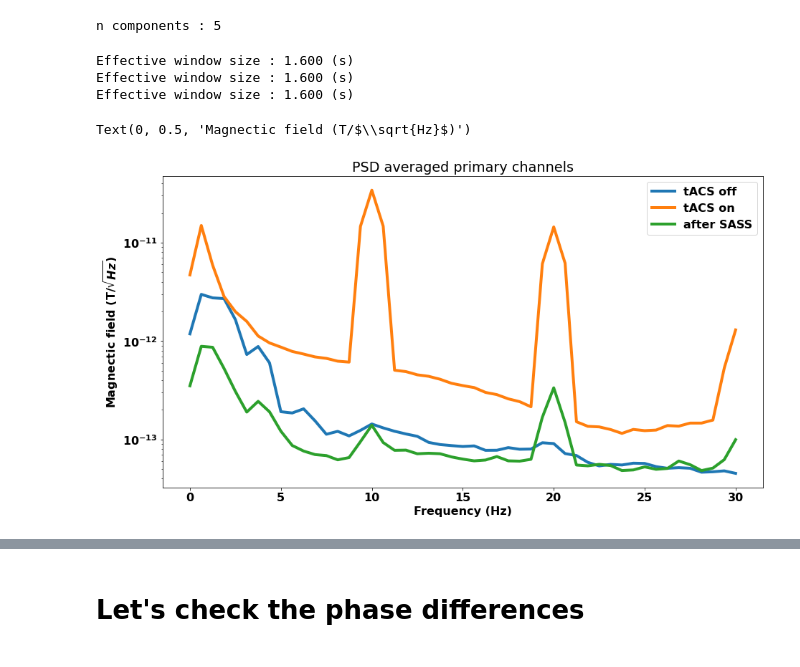
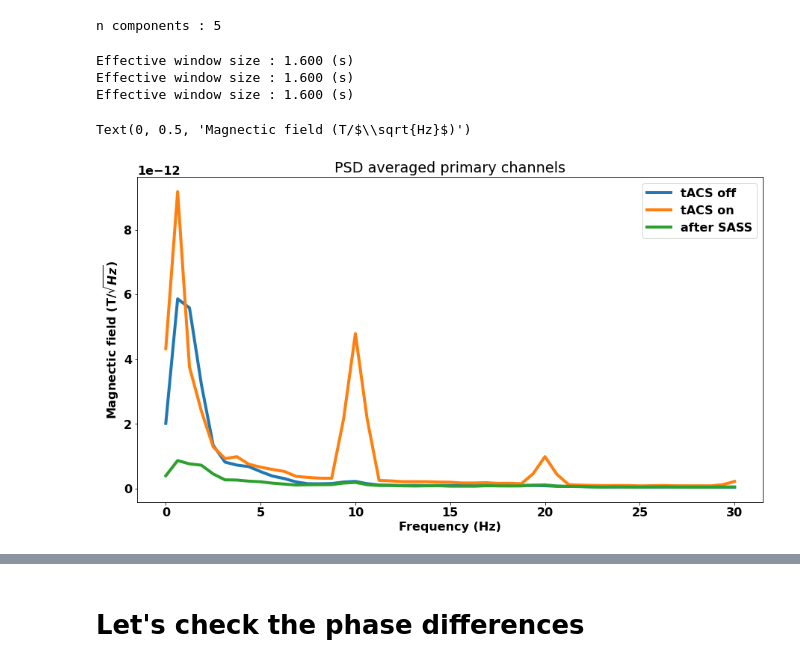
Before and after one commit to Vincentvjj/opm_tacs_flicker, a Jupyter notebook: analysis/compare_tacs_notacs.ipynb, the cells around one changed output, grey strips where cells are left out. Drawn from its saved outputs; the diff is of its cells as text; code cells hidden in the pictures.

```diff
--- a/analysis/compare_tacs_notacs.ipynb
+++ b/analysis/compare_tacs_notacs.ipynb
@@ -166,6 +185,25 @@ num_trials = int((markers_data['time_series'].flatten().shape[0] - 2)/ 2) # divi
 #make epochs time stamps in chassis time
 markers_data_cut = markers_data['time_series'].flatten()[1:-1] # remove start and end marker timestamps
 markers_data_ts = markers_data_ts[1:-1] #remove start and end marker
+
+
+
+
+index = 1
+index_1 = 0 #for feeding epochs_ts
+
+trial_dur = 2000 #2 seconds trial
+
+start_markers_ts = markers_data_ts[np.where(markers_data_cut == 1)[0]]
+# for ts in markers_data_ts:
+#     epochs_ts[index_1] = ts
+
+epochs_ts_index_tacs = np.zeros_like(start_markers_ts, dtype=int) #for start and end
+for i, ts in enumerate(start_markers_ts):
+    diff = ts - opm_time_stamps
+    diff_bool = (diff < 0.001) & (diff > 0)
+    epochs_ts_index_tacs[i] = np.where(opm_time_stamps == opm_time_stamps[diff_bool])[0][0]
+
 
 
 
@@ -318,34 +356,38 @@ n components : 5
 # %%
 plt.figure(figsize=(15,8))
 tmin_no_tacs = start_marker_index_no_tacs/fs
 tmax_no_tacs = end_marker_index_no_tacs/fs
 
 tmin_tacs = start_marker_index_tacs/fs
 tmax_tacs = end_marker_index_tacs/fs
 
 pxx_no_tacs, f = psd_welch(raw_fil_1_30_no_tacs, fmin=0, fmax=30, n_fft=1600, picks="all", tmin=tmin_no_tacs, tmax=tmax_no_tacs, average="mean")
 pxx_tacs, f = psd_welch(raw_fil_1_30_tacs, fmin=0, fmax=30, n_fft=1600, picks="all", tmin=tmin_tacs, tmax=tmax_tacs, average="mean")
 pxx_sass, f = psd_welch(raw_sass, fmin=0, fmax=30, n_fft=1600, picks="all", tmin=tmin_tacs, tmax=tmax_tacs, average="mean")
 
 plt.rcParams["font.weight"] = "bold"
 plt.rcParams["font.size"] = 16
 
 plt.rcParams["axes.labelweight"] = "bold"
 plt.rcParams["axes.labelweight"] = "bold"
 
 
-plt.semilogy(f, np.mean(np.sqrt(pxx_no_tacs), axis=0),label="tACS off",linewidth=4)
-plt.semilogy(f, np.mean(np.sqrt(pxx_tacs), axis=0), label="tACS on",linewidth=4)
-plt.semilogy(f, np.mean(np.sqrt(pxx_sass), axis=0), label="after SASS",linewidth=4)
+# plt.semilogy(f, np.mean(np.sqrt(pxx_no_tacs), axis=0),label="tACS off",linewidth=4)
+# plt.semilogy(f, np.mean(np.sqrt(pxx_tacs), axis=0), label="tACS on",linewidth=4)
+# plt.semilogy(f, np.mean(np.sqrt(pxx_sass), axis=0), label="after SASS",linewidth=4)
+
+plt.plot(f, np.mean(np.sqrt(pxx_no_tacs), axis=0),label="tACS off",linewidth=4)
+plt.plot(f, np.mean(np.sqrt(pxx_tacs), axis=0), label="tACS on",linewidth=4)
+plt.plot(f, np.mean(np.sqrt(pxx_sass), axis=0), label="after SASS",linewidth=4)
 
 plt.legend()
 plt.title("PSD averaged primary channels")
 plt.xlabel("Frequency (Hz)")
 plt.ylabel("Magnectic field (T/$\sqrt{Hz}$)")
 # plt.savefig("PSD.svg")
 # %% [output]
 Effective window size : 1.600 (s)
 Effective window size : 1.600 (s)
 Effective window size : 1.600 (s)
 Text(0, 0.5, 'Magnectic field (T/$\\sqrt{Hz}$)')
-[figure, old version]
+[figure, new version]
```
Also changed, not shown: parts of 7 cells of this notebook, 9 other files.
